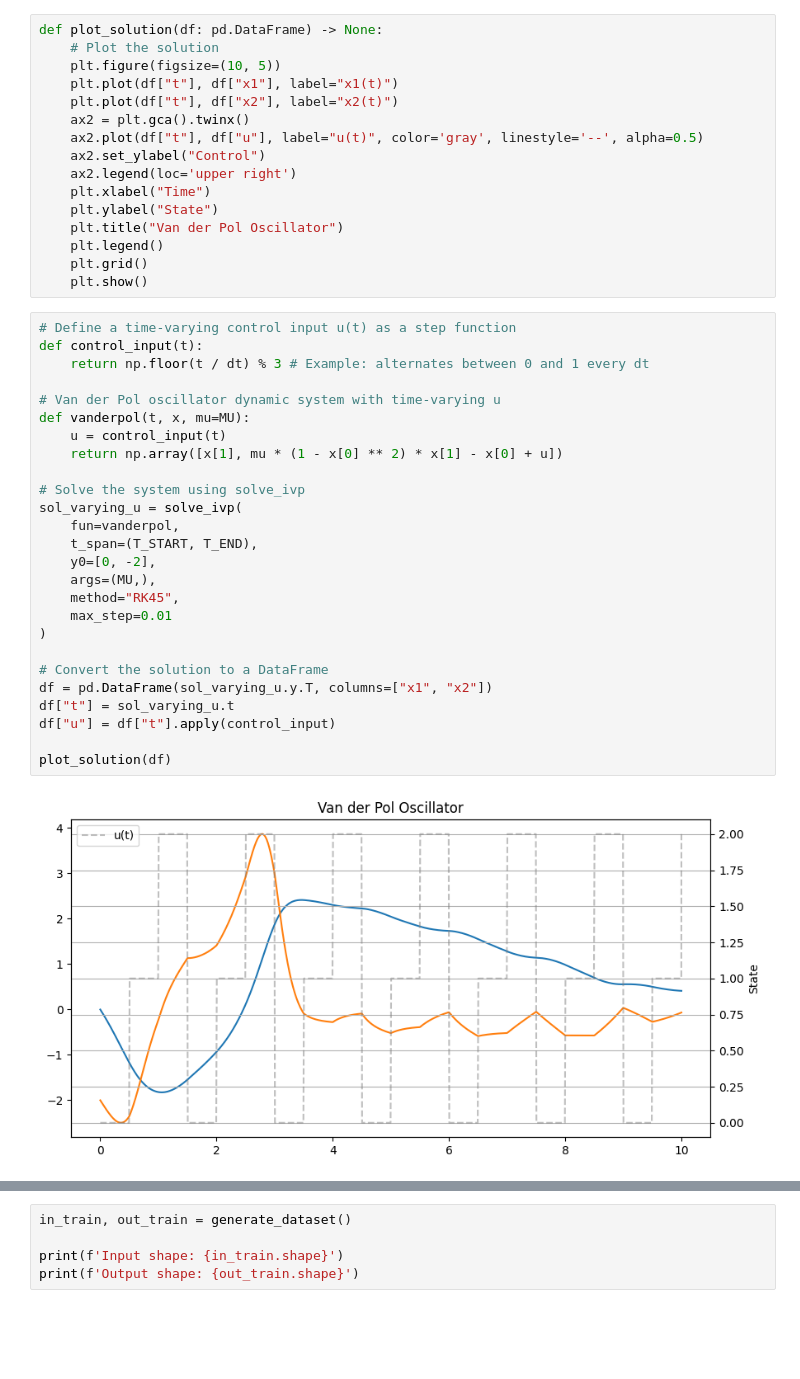
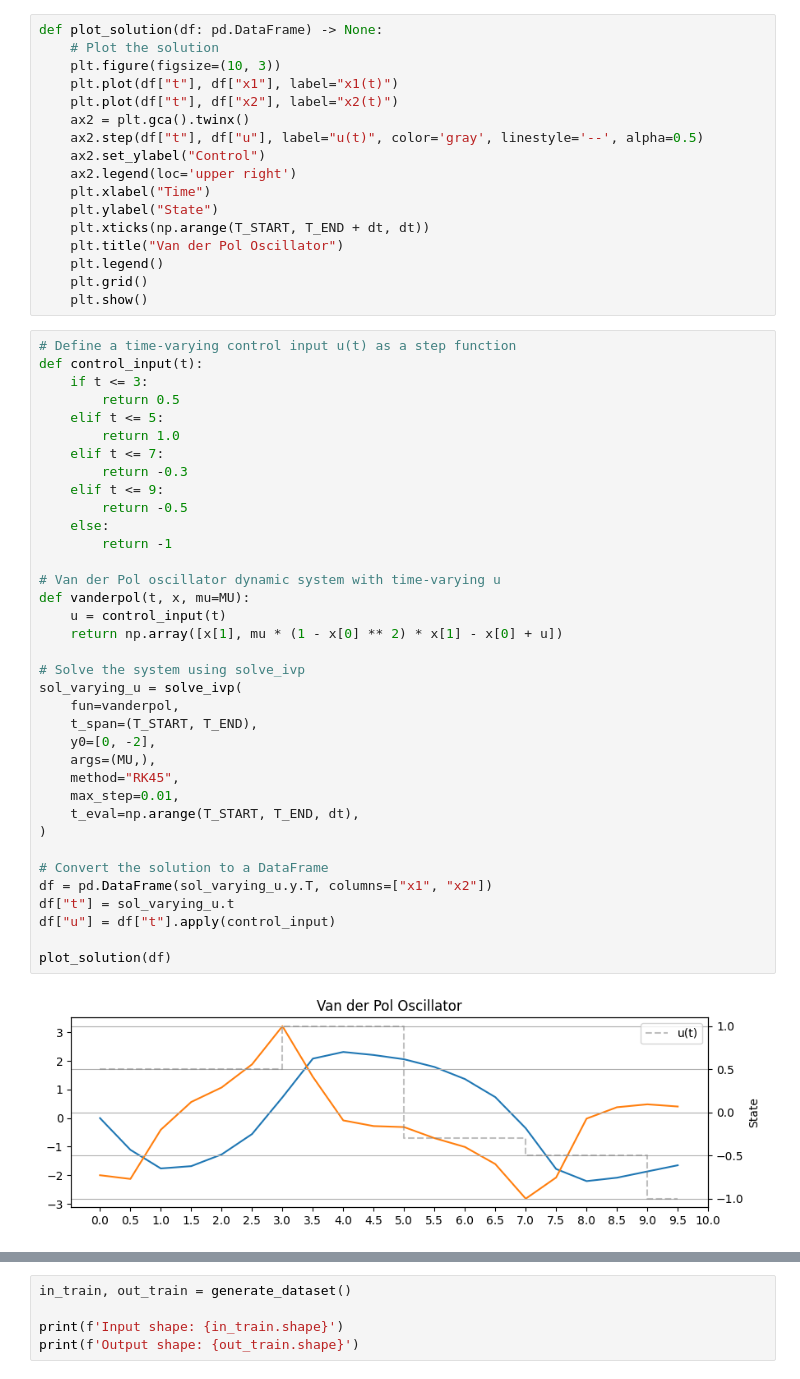
Before and after one commit to costasmexis/ML4MPC, a Jupyter notebook: pympc/Notebook_PINC_paper.ipynb, the cells around one changed output, grey strips where cells are left out. Saved outputs shown, nothing was run; the diff lists cells and outputs as text; blank space fills up the shorter version.

Commit message:
Started trying to reproduce the PINC paper

```diff
--- a/pympc/Notebook_PINC_paper.ipynb
+++ b/pympc/Notebook_PINC_paper.ipynb
@@ -38,15 +43,16 @@ U_MIN, U_MAX = -1.0, 1.0
 # %%
 def plot_solution(df: pd.DataFrame) -> None:
     # Plot the solution
-    plt.figure(figsize=(10, 5))
+    plt.figure(figsize=(10, 3))
     plt.plot(df["t"], df["x1"], label="x1(t)")
     plt.plot(df["t"], df["x2"], label="x2(t)")
     ax2 = plt.gca().twinx()
-    ax2.plot(df["t"], df["u"], label="u(t)", color='gray', linestyle='--', alpha=0.5)
+    ax2.step(df["t"], df["u"], label="u(t)", color='gray', linestyle='--', alpha=0.5)
     ax2.set_ylabel("Control")
     ax2.legend(loc='upper right')
     plt.xlabel("Time")
     plt.ylabel("State")
+    plt.xticks(np.arange(T_START, T_END + dt, dt))
     plt.title("Van der Pol Oscillator")
     plt.legend()
     plt.grid()
@@ -54,31 +60,41 @@ def plot_solution(df: pd.DataFrame) -> None:
 # %%
 # Define a time-varying control input u(t) as a step function
 def control_input(t):
-    return np.floor(t / dt) % 3 # Example: alternates between 0 and 1 every dt
+    if t <= 3:
+        return 0.5
+    elif t <= 5:
+        return 1.0
+    elif t <= 7:
+        return -0.3
+    elif t <= 9:
+        return -0.5
+    else:
+        return -1
 
 # Van der Pol oscillator dynamic system with time-varying u
 def vanderpol(t, x, mu=MU):
     u = control_input(t)
     return np.array([x[1], mu * (1 - x[0] ** 2) * x[1] - x[0] + u])
 
 # Solve the system using solve_ivp
 sol_varying_u = solve_ivp(
     fun=vanderpol,
     t_span=(T_START, T_END),
     y0=[0, -2],
     args=(MU,),
     method="RK45",
-    max_step=0.01
+    max_step=0.01,
+    t_eval=np.arange(T_START, T_END, dt),
 )
 
 # Convert the solution to a DataFrame
 df = pd.DataFrame(sol_varying_u.y.T, columns=["x1", "x2"])
 df["t"] = sol_varying_u.t
 df["u"] = df["t"].apply(control_input)
 
 plot_solution(df)
 # %% [output]
-[figure, old version]
+[figure, new version]
 # %%
 def numpy_to_tensor(array):
     return torch.tensor(array, requires_grad=True, dtype=torch.float32).to(DEVICE).reshape(-1, 1)
```
Also changed, not shown: parts of 12 cells of this notebook, 1 other file.
